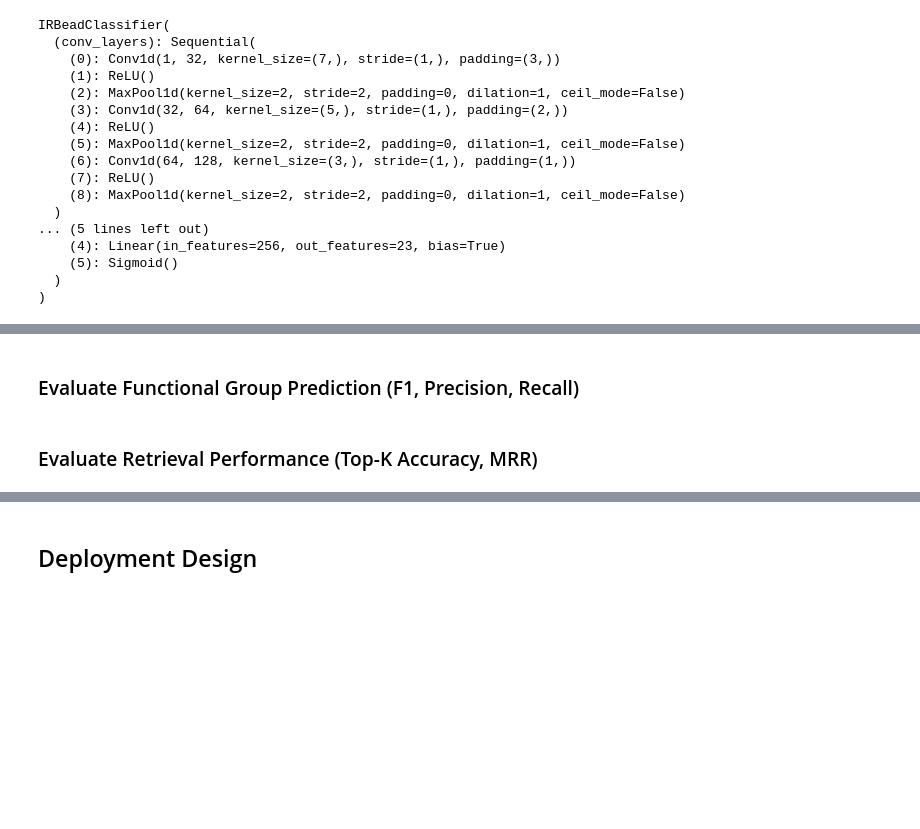
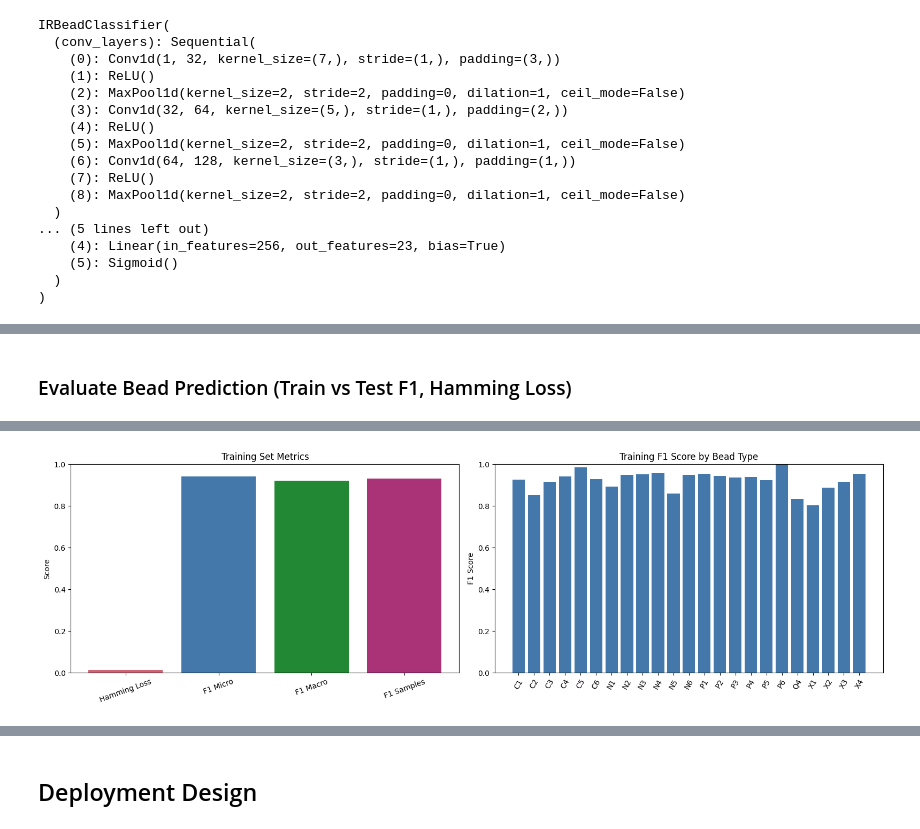
Before and after one commit to m-malik622/Organic-Compound-Classifier, a Jupyter notebook: notebooks/train_model.ipynb, the cells around one changed output, grey strips where cells are left out. Drawn from its saved outputs; the diff is of its cells as text; code cells hidden in the pictures; blank space fills up the shorter version.

Commit message:
readme: updated readme to contain flow of how to run notebooks alogn with links to datasets
feat: added evaluations functions for model

```diff
--- a/notebooks/train_model.ipynb
+++ b/notebooks/train_model.ipynb
@@ -250,4 +270,71 @@ IRBeadClassifier(
 # %% [markdown]
-### Evaluate Functional Group Prediction (F1, Precision, Recall)
+### Evaluate Bead Prediction (Train vs Test F1, Hamming Loss)
-# %% [markdown]
-### Evaluate Retrieval Performance (Top-K Accuracy, MRR)
+# %%
+from sklearn.metrics import hamming_loss, f1_score
+
+def evaluate_loader(loader):
+    preds = []
+    labels = []
+
+    model.eval()
+    with torch.no_grad():
+        for X_batch, y_batch in loader:
+            X_batch = X_batch.to(device)
+            batch_preds = model(X_batch)
+            preds.append((batch_preds > 0.5).cpu().numpy().astype(int))
+            labels.append(y_batch.cpu().numpy().astype(int))
+
+    y_pred = np.concatenate(preds, axis=0)
+    y_true = np.concatenate(labels, axis=0)
+    return {
+        "hamming_loss": hamming_loss(y_true, y_pred),
+        "f1_micro": f1_score(y_true, y_pred, average="micro", zero_division=0),
+        "f1_macro": f1_score(y_true, y_pred, average="macro", zero_division=0),
+        "f1_samples": f1_score(y_true, y_pred, average="samples", zero_division=0),
+        "per_bead_f1": f1_score(y_true, y_pred, average=None, zero_division=0),
+    }
+
+device = next(model.parameters()).device
+train_metrics = evaluate_loader(train_loader)
+test_metrics = evaluate_loader(test_loader)
+
+print(f"Training Hamming Loss: {train_metrics['hamming_loss']:.4f}")
+print(f"Training F1 Score (micro): {train_metrics['f1_micro']:.4f}")
+print(f"Training F1 Score (macro): {train_metrics['f1_macro']:.4f}")
+print(f"Training F1 Score (samples): {train_metrics['f1_samples']:.4f}")
+print(f"Test Hamming Loss: {test_metrics['hamming_loss']:.4f}")
+print(f"Test F1 Score (micro): {test_metrics['f1_micro']:.4f}")
+print(f"Test F1 Score (macro): {test_metrics['f1_macro']:.4f}")
+print(f"Test F1 Score (samples): {test_metrics['f1_samples']:.4f}")
+
+f1_gap = train_metrics['f1_micro'] - test_metrics['f1_micro']
+loss_gap = test_metrics['hamming_loss'] - train_metrics['hamming_loss']
+
+print(f"F1 gap (train - test): {f1_gap:.4f}")
+print(f"Hamming gap (test - train): {loss_gap:.4f}")
+
+if f1_gap >= 0.05 or loss_gap >= 0.05:
+    print("Result: possible overfitting. Train performance is noticeably better than test performance.")
+else:
+    print("Result: no strong overfitting signal from these metrics alone.")
+
+fig, axes = plt.subplots(1, 2, figsize=(16, 5))
+
+summary_metrics = [train_metrics['hamming_loss'], train_metrics['f1_micro'], train_metrics['f1_macro'], train_metrics['f1_samples']]
+summary_labels = ["Hamming Loss", "F1 Micro", "F1 Macro", "F1 Samples"]
+axes[0].bar(summary_labels, summary_metrics, color=["#cc6677", "#4477aa", "#228833", "#aa3377"])
+axes[0].set_ylim(0, 1)
+axes[0].set_title("Training Set Metrics")
+axes[0].set_ylabel("Score")
+axes[0].tick_params(axis="x", rotation=20)
+
+bead_names = mlb.classes_
+axes[1].bar(bead_names, train_metrics['per_bead_f1'], color="#4477aa")
+axes[1].set_ylim(0, 1)
+axes[1].set_title("Training F1 Score by Bead Type")
+axes[1].set_ylabel("F1 Score")
+axes[1].tick_params(axis="x", rotation=60)
+
+plt.tight_layout()
+plt.show()
+# %% [output]
@@ -253,0 +352 @@ IRBeadClassifier(
+[figure, added]
```
Also changed, not shown: parts of 5 cells of this notebook, 1 other file.
